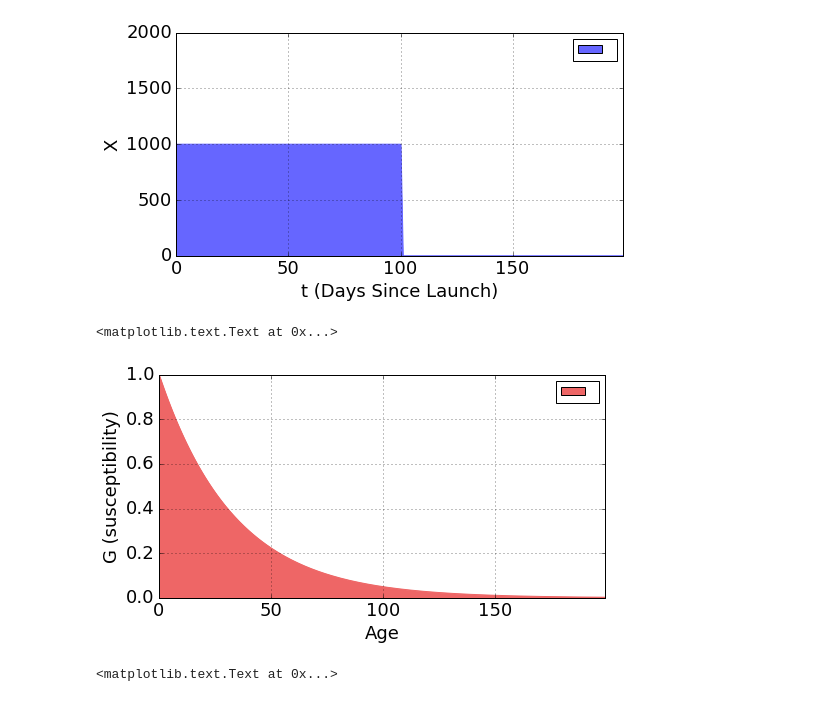
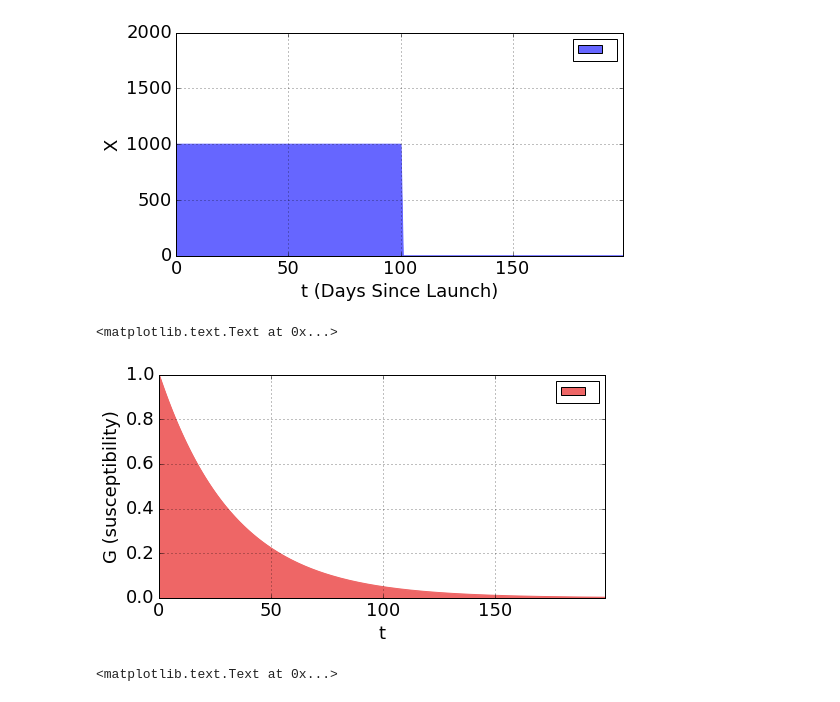
Before and after one commit to thevioletpiece/data_science_tools, a Jupyter notebook: Insight Demo.ipynb, the cells around one changed output. Saved outputs shown, nothing was run; the diff lists cells and outputs as text; code cells hidden in the pictures.

```diff
--- a/Insight Demo.ipynb
+++ b/Insight Demo.ipynb
@@ -6,26 +6,26 @@ import pandas as pd
 import matplotlib.pyplot as plt
 %matplotlib inline
 # %%
-def exponResp(t, alpha):
+def exponG(t, alpha):
     if t<0:
         return 0
     else:
         return math.exp(-alpha*t)
 
-def computeDAUExp(cohorts, alpha, daysOut, beta):
+def computeYExp(cohorts, alpha, daysOut, beta):
     currentDay = len(cohorts)
     DAU = []
     #First Calculate DAU while cohorts are being acquired
     for t in range(currentDay):
         actives=[]
         for i in range(t):
-            actives.append(beta*cohorts[t-i-1]*exponResp(i,alpha))
+            actives.append(beta*cohorts[t-i-1]*exponG(i,alpha))
         DAU.append(sum(actives))
     #Now calculate more DAU as we project out after acquiring cohorts
     for t in range(daysOut):
         actives=[]
         for i in range(currentDay):
-            actives.append(beta*cohorts[currentDay-i-1]*exponResp(t+i,alpha))
+            actives.append(beta*cohorts[currentDay-i-1]*exponG(t+i,alpha))
         DAU.append(sum(actives))
     return DAU
 # %%
@@ -94,15 +94,15 @@ ax.set_ylabel("X", fontsize=18)
 # %%
 suscept = []
 for i in range(200):
-    suscept.append(exponResp(i,0.03))
+    suscept.append(exponG(i,0.03))
 
 
 df = pd.DataFrame(np.array(suscept), columns=[''])
 ax = df.plot(ylim=(0,1), fontsize=18, kind='area', grid = True, figsize=(8, 4),  color='#ee6666');
 ax.set_xlabel("t", fontsize=18)
 ax.set_ylabel("G (susceptibility)", fontsize=18)
 # %% [output]
 <matplotlib.text.Text at 0x...>
-[figure, old version]
+[figure, new version]
 # %%
 
```
Also changed, not shown: parts of 2 cells of this notebook.
